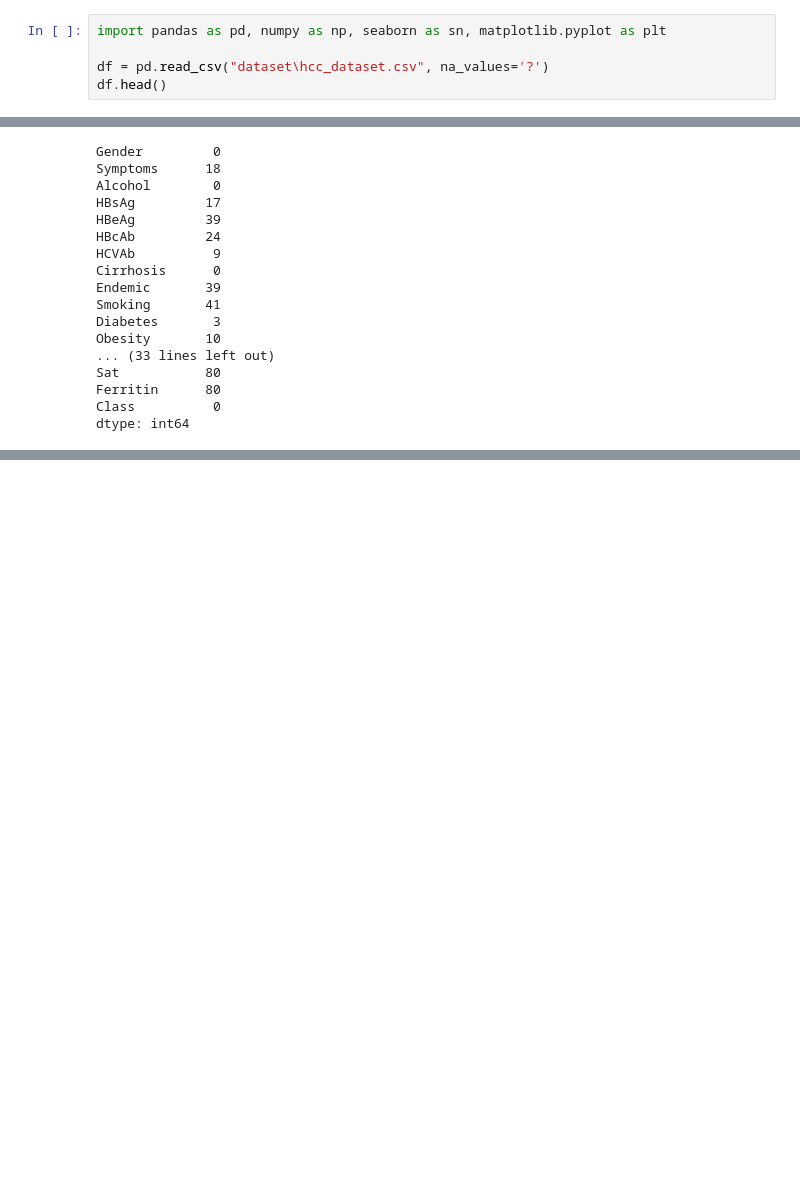
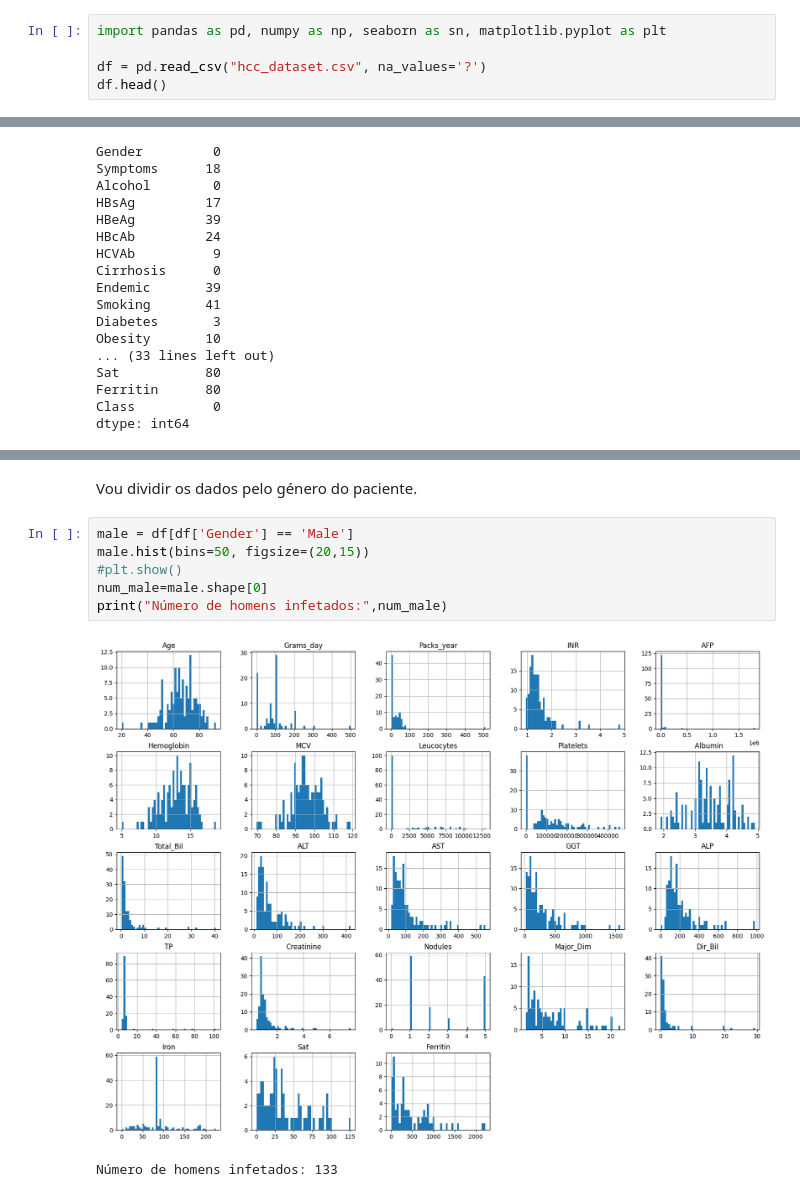
Before and after one commit to abrunhosa16/data_science_project_eicd, a Jupyter notebook: main.ipynb, the cells around one changed output, grey strips where cells are left out. Cells and saved outputs as stored; diff of their text form; blank space fills up the shorter version.

```diff
--- a/main.ipynb
+++ b/main.ipynb
@@ -1,6 +1,6 @@
 # %%
 import pandas as pd, numpy as np, seaborn as sn, matplotlib.pyplot as plt
 
-df = pd.read_csv("dataset\hcc_dataset.csv", na_values='?')
+df = pd.read_csv("hcc_dataset.csv", na_values='?')
 df.head()
 # %% [output]
@@ -93,0 +103,11 @@ dtype: int64
+# %% [markdown]
+Vou dividir os dados pelo género do paciente.
+# %%
+male = df[df['Gender'] == 'Male']
+male.hist(bins=50, figsize=(20,15))
+#plt.show()
+num_male=male.shape[0]
+print("Número de homens infetados:",num_male)
+# %% [output]
+[figure, added]
+Número de homens infetados: 133
```
Also changed, not shown: parts of 9 cells of this notebook.
